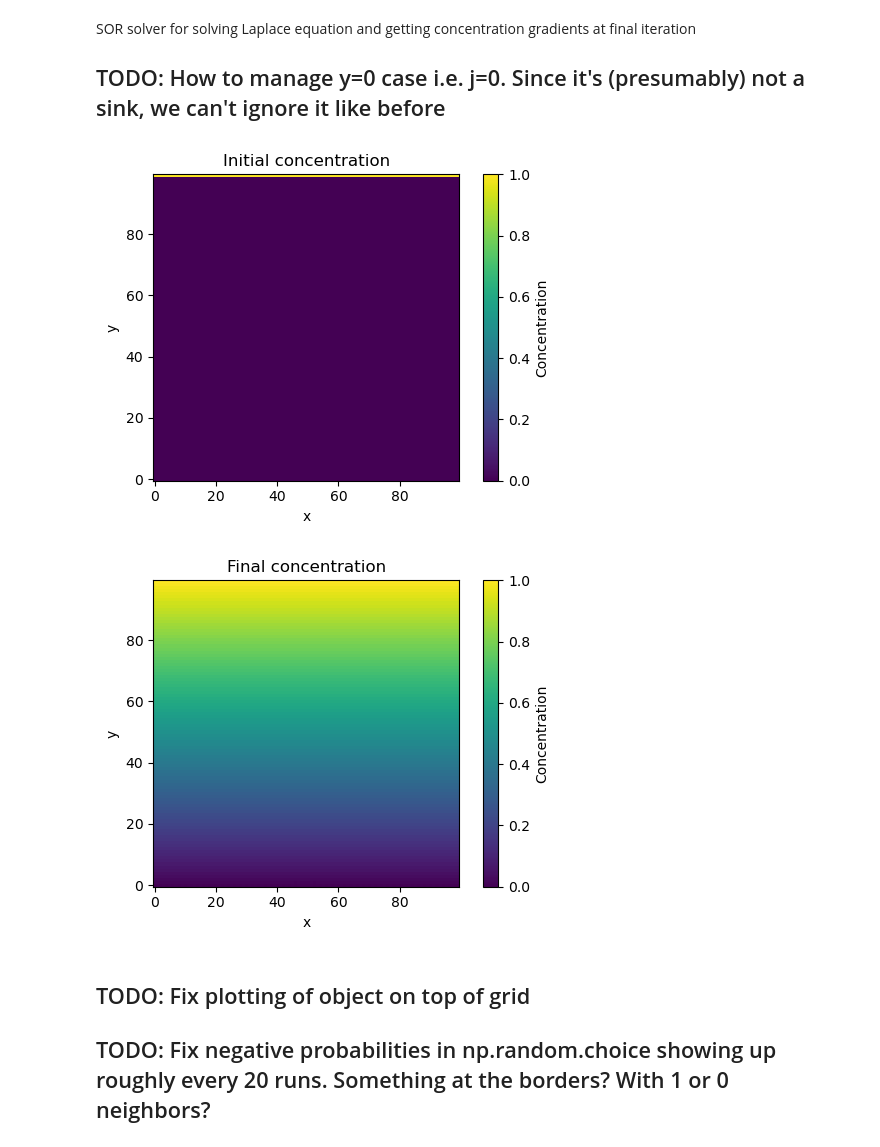
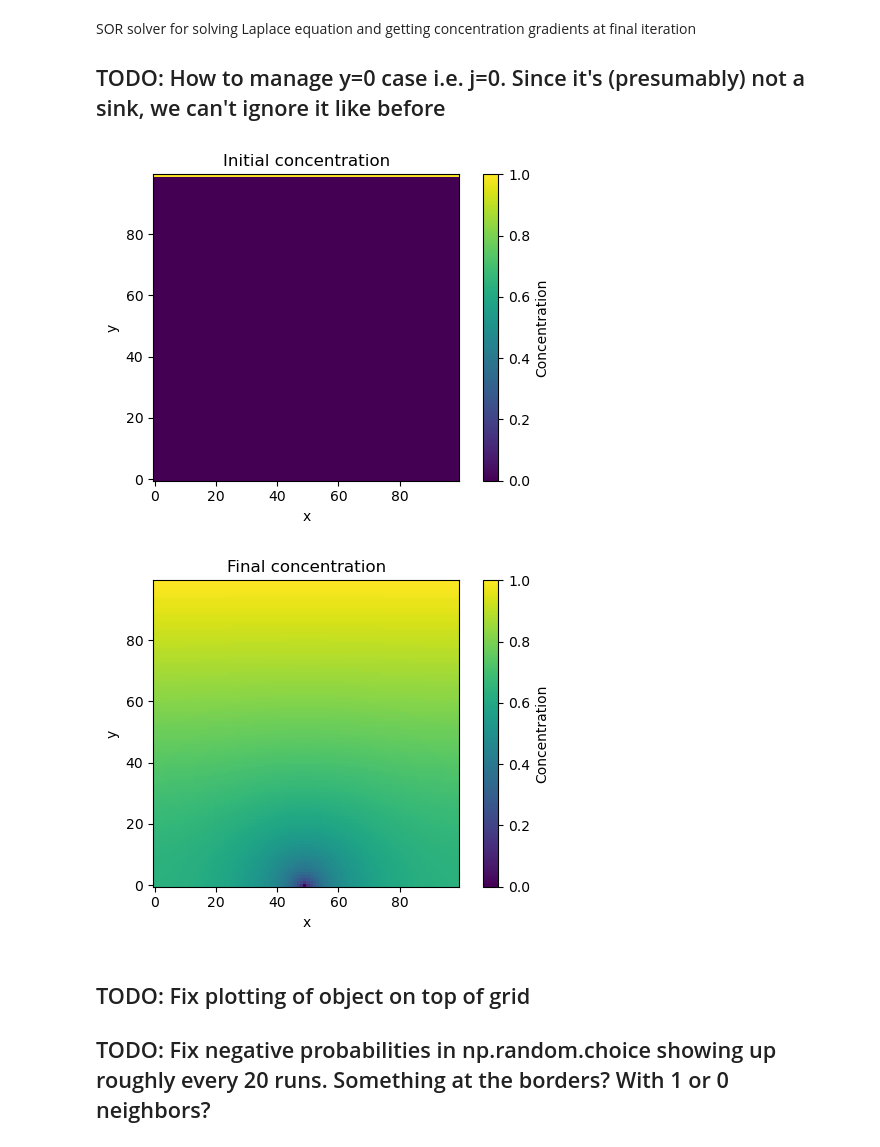
Before and after one commit to jonas4climate/modelling-natural-processes, a Jupyter notebook: Set2_1_1.ipynb, the cells around one changed output. Saved outputs shown, nothing was run; the diff lists cells and outputs as text; code cells hidden in the pictures.

```diff
--- a/Set2_1_1.ipynb
+++ b/Set2_1_1.ipynb
@@ -128,18 +107,19 @@ def plot_laplace_grid(c, title, filename, obj=None):
 # %%
 Nx = 100
 omega = 1.7
 
 c = np.zeros((Nx, Nx))
-c[:, -1] = 1
+c[:, -1] = 1.0
+c[Nx//2, 0] = 0.0
 c_init = c.copy()
 
 obj = np.zeros((Nx, Nx), dtype=int)  # growing object
 obj[Nx//2, 0] = 1
 
 c, iter, converged = sor_parallel(c, omega, obj)
 plot_laplace_grid(c_init, 'Initial concentration', 'initial_concentration')
 plot_laplace_grid(c, 'Final concentration', 'final_concentration')
 # %% [output]
 [figure]
-[figure, old version]
+[figure, new version]
 # %%
```
Also changed, not shown: parts of 8 cells of this notebook.
